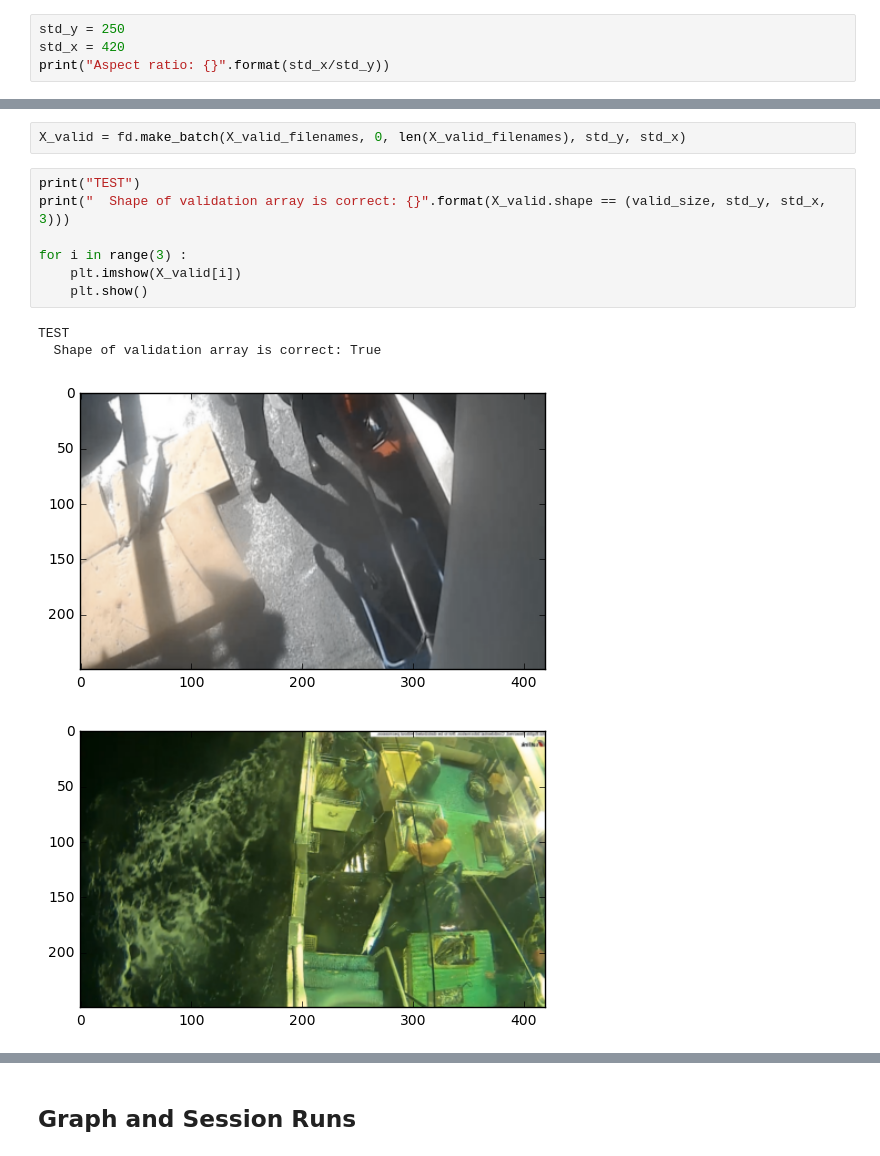
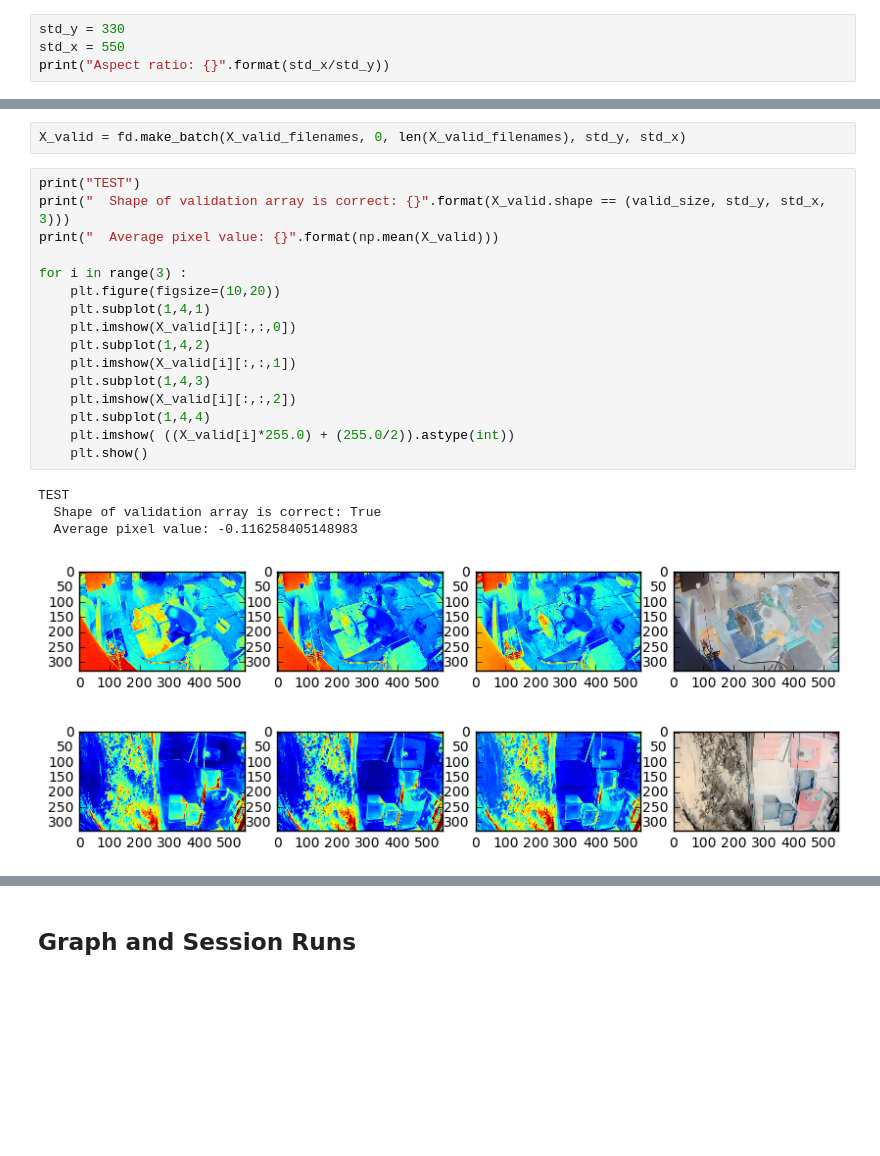
Before and after one commit to CCThompson82/TNCFM, a Jupyter notebook: MODEL.ipynb, the cells around one changed output, grey strips where cells are left out. Saved outputs shown, nothing was run; the diff lists cells and outputs as text; blank space fills up the shorter version.

```diff
--- a/MODEL.ipynb
+++ b/MODEL.ipynb
@@ -69,7 +69,7 @@ Shape of y_valid: (200, 8)
 # %% [markdown]
 #### Set the master standardize parameters
 # %%
-std_y = 250
-std_x = 420
+std_y = 330
+std_x = 550
 print("Aspect ratio: {}".format(std_x/std_y))
 # %% [output]
@@ -81,12 +81,22 @@ X_valid = fd.make_batch(X_valid_filenames, 0, len(X_valid_filenames), std_y, std
 # %%
 print("TEST")
 print("  Shape of validation array is correct: {}".format(X_valid.shape == (valid_size, std_y, std_x, 3)))
+print("  Average pixel value: {}".format(np.mean(X_valid)))
 
 for i in range(3) :
-    plt.imshow(X_valid[i])
+    plt.figure(figsize=(10,20))
+    plt.subplot(1,4,1)
+    plt.imshow(X_valid[i][:,:,0])
+    plt.subplot(1,4,2)
+    plt.imshow(X_valid[i][:,:,1])
+    plt.subplot(1,4,3)
+    plt.imshow(X_valid[i][:,:,2])
+    plt.subplot(1,4,4)
+    plt.imshow( ((X_valid[i]*255.0) + (255.0/2)).astype(int))
     plt.show()
 # %% [output]
 TEST
   Shape of validation array is correct: True
+  Average pixel value: -0.116258405148983
-[figure, old version]
+[figure, new version]
-[figure, old version]
+[figure, new version]
```
Also changed, not shown: parts of 4 cells of this notebook, 1 other file.
